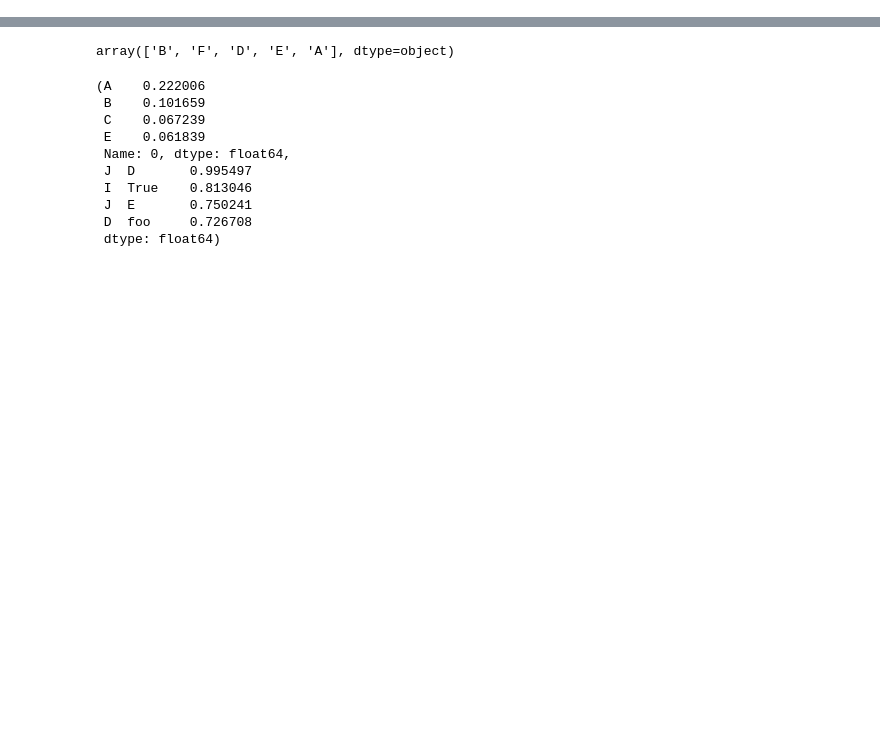
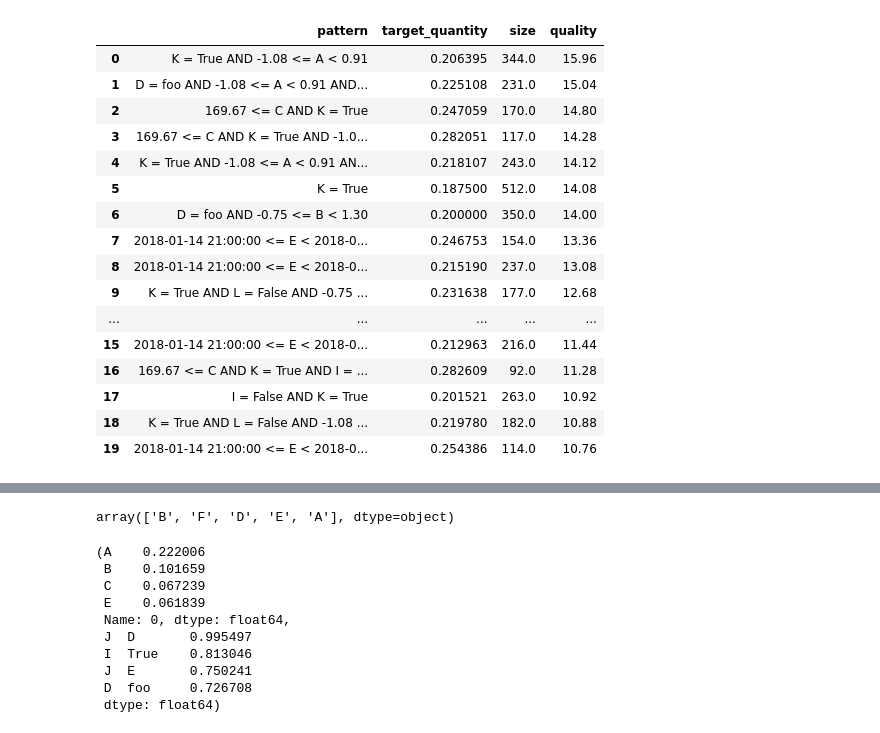
Before and after one commit to cslab-hub/sd4py, a Jupyter notebook: Extra functions development.ipynb, the cells around one changed output, grey strips where cells are left out. Saved outputs shown, nothing was run; the diff lists cells and outputs as text; code cells hidden in the pictures; blank space fills up the shorter version.

```diff
--- a/Extra functions development.ipynb
+++ b/Extra functions development.ipynb
@@ -149 +238,21 @@ def confidence_intervals(subgroups, data, target, value=None, ignore_defaults=Fa
+# %%
+subgroups.to_df()
+# %% [output]
+|  | pattern | target_quantity | size | quality |
+| 0 | K = True AND -1.08 <= A < 0.91 | 0.206395 | 344.0 | 15.96 |
+| 1 | D = foo AND -1.08 <= A < 0.91 AND... | 0.225108 | 231.0 | 15.04 |
+| 2 | 169.67 <= C AND K = True | 0.247059 | 170.0 | 14.80 |
+| 3 | 169.67 <= C AND K = True AND -1.0... | 0.282051 | 117.0 | 14.28 |
+| 4 | K = True AND -1.08 <= A < 0.91 AN... | 0.218107 | 243.0 | 14.12 |
+| 5 | K = True | 0.187500 | 512.0 | 14.08 |
+| 6 | D = foo AND -0.75 <= B < 1.30 | 0.200000 | 350.0 | 14.00 |
+| 7 | 2018-01-14 21:00:00 <= E < 2018-0... | 0.246753 | 154.0 | 13.36 |
+| 8 | 2018-01-14 21:00:00 <= E < 2018-0... | 0.215190 | 237.0 | 13.08 |
+| 9 | K = True AND L = False AND -0.75 ... | 0.231638 | 177.0 | 12.68 |
+| ... | ... | ... | ... | ... |
+| 15 | 2018-01-14 21:00:00 <= E < 2018-0... | 0.212963 | 216.0 | 11.44 |
+| 16 | 169.67 <= C AND K = True AND I = ... | 0.282609 | 92.0 | 11.28 |
+| 17 | I = False AND K = True | 0.201521 | 263.0 | 10.92 |
+| 18 | K = True AND L = False AND -1.08 ... | 0.219780 | 182.0 | 10.88 |
+| 19 | 2018-01-14 21:00:00 <= E < 2018-0... | 0.254386 | 114.0 | 10.76 |
 # %%
```
Also changed, not shown: parts of 14 cells of this notebook.
